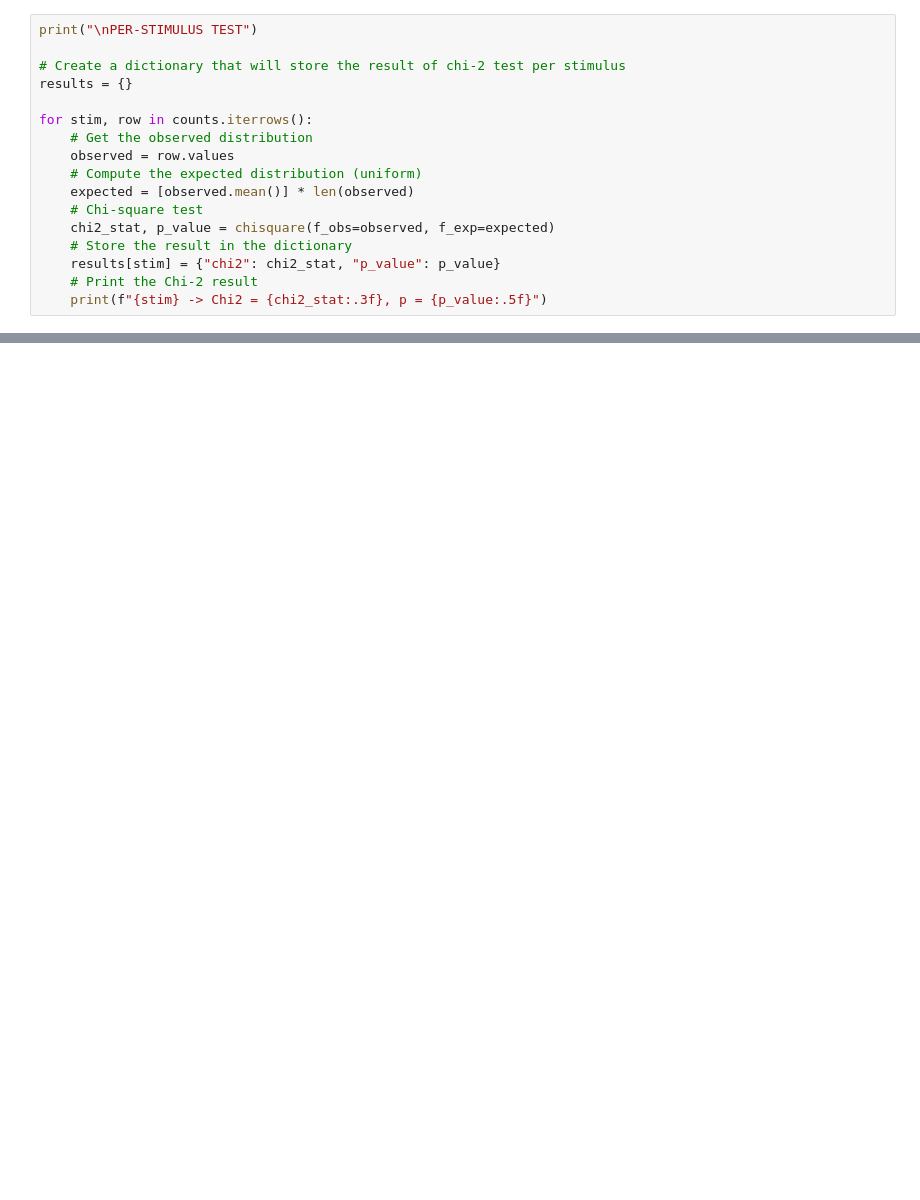
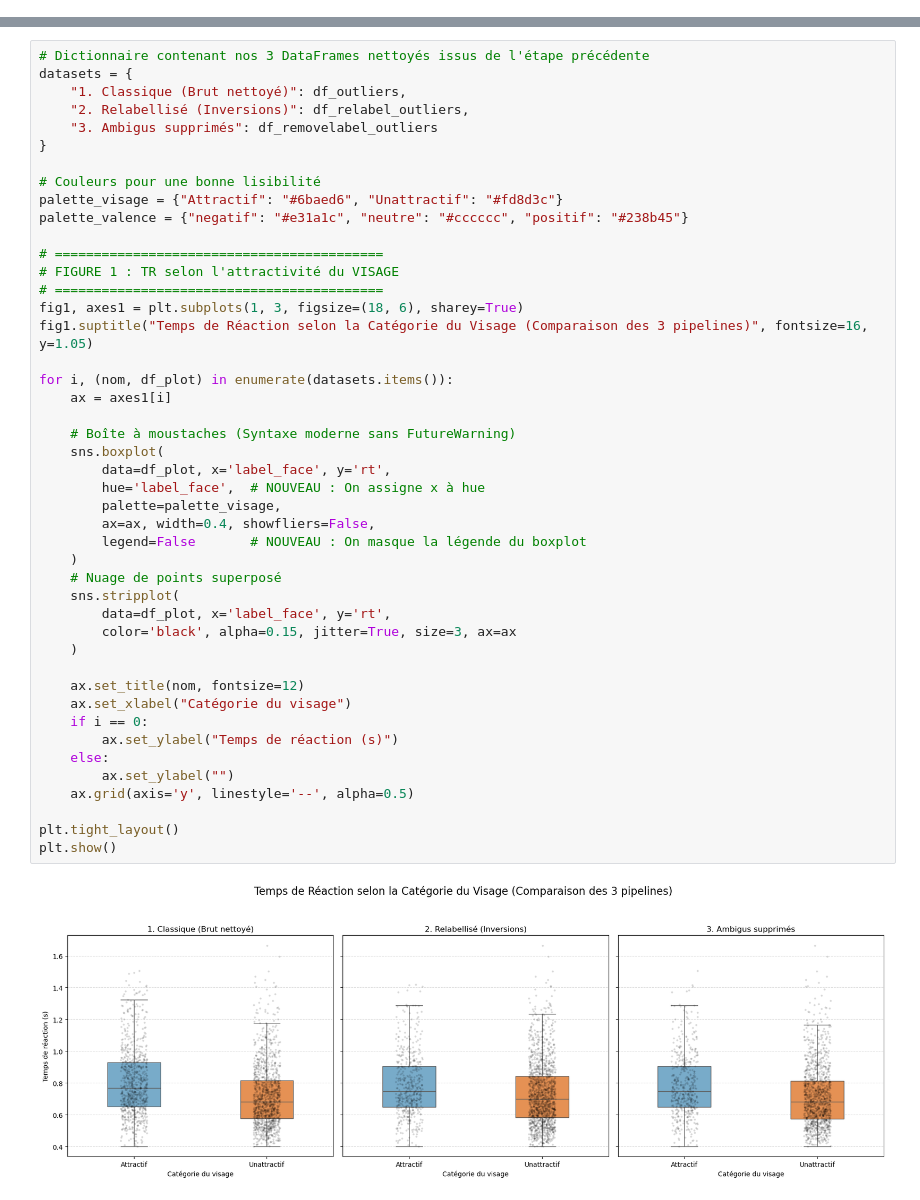
Before and after one commit to Coumess/Lab_Project_Experiment, a Jupyter notebook: extract_data.ipynb, the cells around one changed output, grey strips where cells are left out. Drawn from its saved outputs; the diff is of its cells as text; blank space fills up the shorter version.

```diff
--- a/extract_data.ipynb
+++ b/extract_data.ipynb
@@ -196,17 +0,0 @@ Chi2 = 113.909, p = 0.99996
-# %%
-print("\nPER-STIMULUS TEST")
-
-# Create a dictionary that will store the result of chi-2 test per stimulus
-results = {}
-
-for stim, row in counts.iterrows():
-    # Get the observed distribution
-    observed = row.values
-    # Compute the expected distribution (uniform)
-    expected = [observed.mean()] * len(observed)
-    # Chi-square test
-    chi2_stat, p_value = chisquare(f_obs=observed, f_exp=expected)
-    # Store the result in the dictionary
-    results[stim] = {"chi2": chi2_stat, "p_value": p_value}
-    # Print the Chi-2 result
-    print(f"{stim} -> Chi2 = {chi2_stat:.3f}, p = {p_value:.5f}")
@@ -663,0 +229,47 @@ print("Fichier CSV généré")
+# %%
+# Dictionnaire contenant nos 3 DataFrames nettoyés issus de l'étape précédente
+datasets = {
+    "1. Classique (Brut nettoyé)": df_outliers,
+    "2. Relabellisé (Inversions)": df_relabel_outliers,
+    "3. Ambigus supprimés": df_removelabel_outliers
+}
+
+# Couleurs pour une bonne lisibilité
+palette_visage = {"Attractif": "#6baed6", "Unattractif": "#fd8d3c"}
+palette_valence = {"negatif": "#e31a1c", "neutre": "#cccccc", "positif": "#238b45"}
+
+# ==========================================
+# FIGURE 1 : TR selon l'attractivité du VISAGE
+# ==========================================
+fig1, axes1 = plt.subplots(1, 3, figsize=(18, 6), sharey=True)
+fig1.suptitle("Temps de Réaction selon la Catégorie du Visage (Comparaison des 3 pipelines)", fontsize=16, y=1.05)
+
+for i, (nom, df_plot) in enumerate(datasets.items()):
+    ax = axes1[i]
+
+    # Boîte à moustaches (Syntaxe moderne sans FutureWarning)
+    sns.boxplot(
+        data=df_plot, x='label_face', y='rt',
+        hue='label_face',  # NOUVEAU : On assigne x à hue
+        palette=palette_visage,
+        ax=ax, width=0.4, showfliers=False,
+        legend=False       # NOUVEAU : On masque la légende du boxplot
+    )
+    # Nuage de points superposé
+    sns.stripplot(
+        data=df_plot, x='label_face', y='rt',
+        color='black', alpha=0.15, jitter=True, size=3, ax=ax
+    )
+
+    ax.set_title(nom, fontsize=12)
+    ax.set_xlabel("Catégorie du visage")
+    if i == 0:
+        ax.set_ylabel("Temps de réaction (s)")
+    else:
+        ax.set_ylabel("")
+    ax.grid(axis='y', linestyle='--', alpha=0.5)
+
+plt.tight_layout()
+plt.show()
+# %% [output]
+[figure, added]
```
Also changed, not shown: parts of 24 cells of this notebook.
